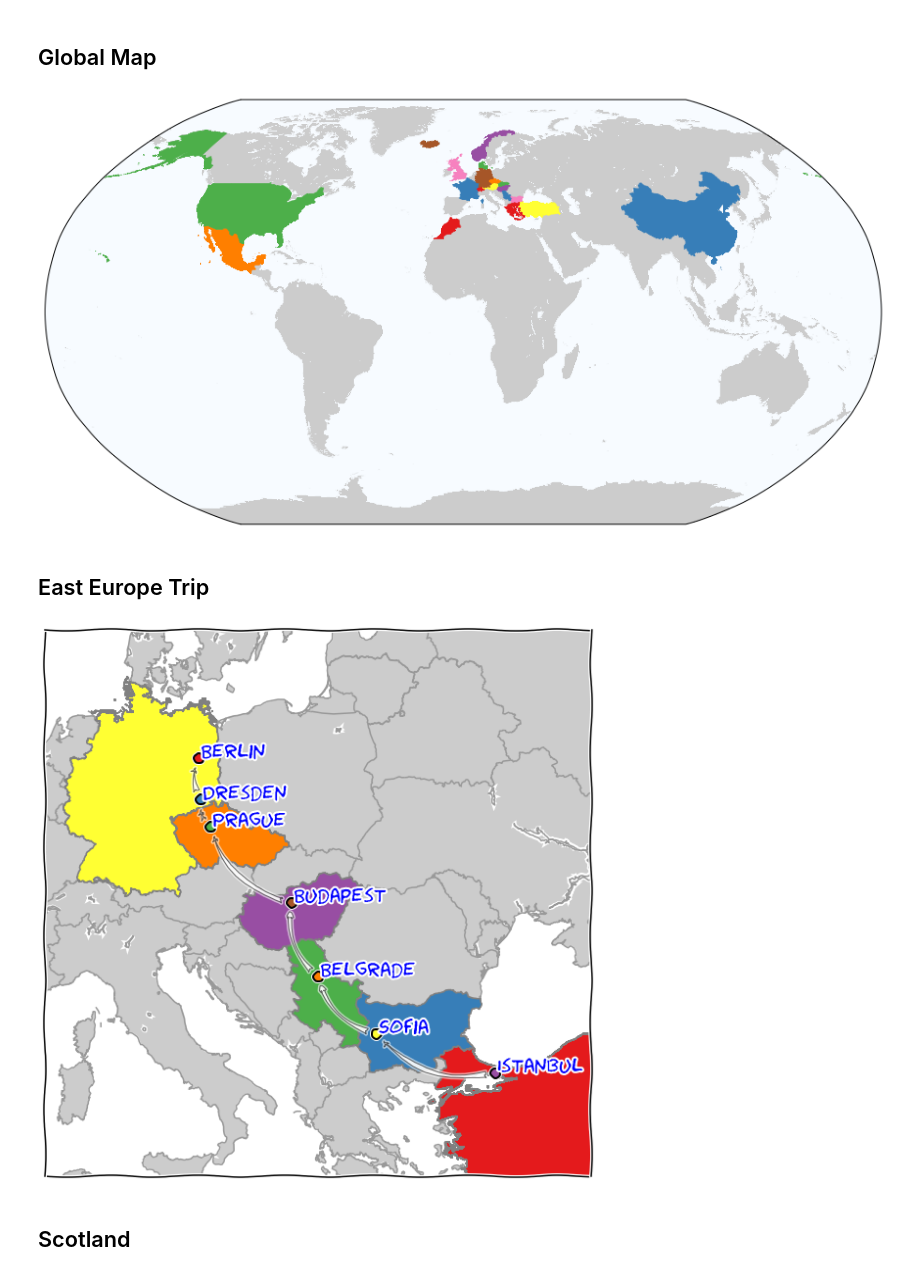
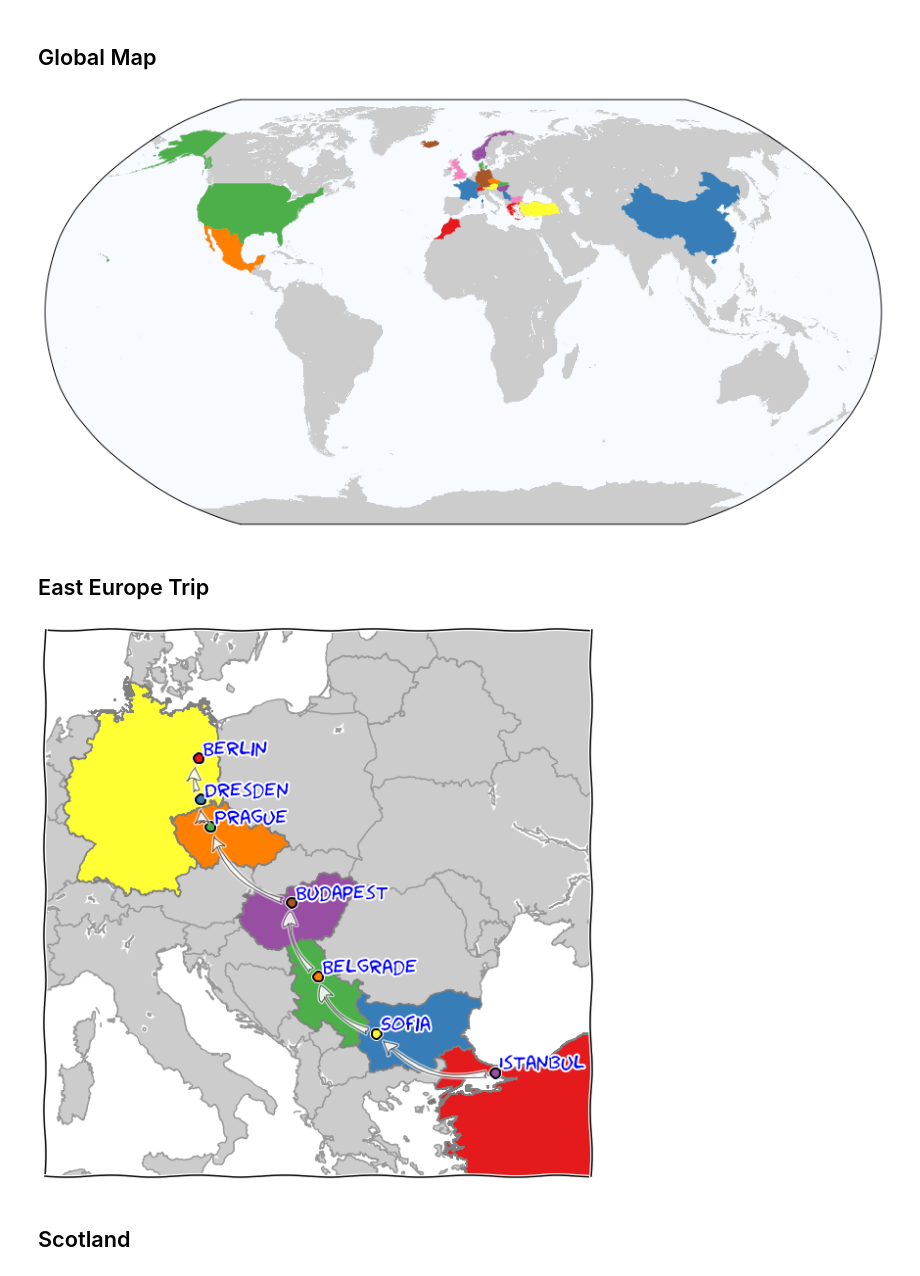
Before and after one commit to prisae/blog-notebooks, a Jupyter notebook: Travelmap.ipynb, the cells around one changed output. Saved outputs shown, nothing was run; the diff lists cells and outputs as text; code cells hidden in the pictures.

```diff
--- a/Travelmap.ipynb
+++ b/Travelmap.ipynb
@@ -83,83 +83,66 @@ ax_g = plt.subplot(111)
 # Create basemap
 # resolution: c, l, i, h, f
 m_g = Basemap(resolution='i', projection='robin', lon_0=0)
-
 m_g.drawlsmask(land_color='.8', ocean_color='#f7fbff')
-
-# Draw coast lines
 m_g.drawcoastlines(color='.8', linewidth=.1)
-
-# Draw all country borders
 m_g.drawcountries(color='.8', linewidth=.1)
 
-# http://gadm.org/
+# Fill visited countries
 countries = ['CHE', 'CHN', 'DNK', 'HUN', 'CZE', 'TUR', 'ISL', 'BGR',
              'GRC', 'FRA', 'SVK', 'NOR', 'MEX', 'AUT', 'DEU', 'GBR',
              'MAR', 'SRB', 'USA',]
-
 ii = 0
 for i in countries:
-    lines = plot_country(i, colours[ii], m_g)
+    lines = plot_country(ax_g, i, colours[ii], m_g)
     ii += 1
-    ax_g.add_collection(lines)
-
-
-# Save figure
-#plt.figure(1)
-#plt.savefig('/home/dtr/Desktop/Global.pdf')
-#plt.savefig('/home/dtr/Desktop/Global.png')
 
 plt.show()
 # %% [output]
-[figure, old version]
+[figure, new version]
 # %% [markdown]
 ## East Europe Trip
 # %%
 fig_e = plt.figure(figsize=(10, 10))
 ax_e = plt.subplot(111)
 
 # Create basemap
 # resolution: c, l, i, h, f
 m_e = Basemap(width=2200000, height=2200000, resolution='i', projection='tmerc', lat_0=BUD[0], lon_0=BEL[1])
-
-# Draw coast lines
 m_e.drawcoastlines(color='.6', linewidth=1.5)
-
-# Draw all country borders
 m_e.drawcountries(color='.6', linewidth=1.5)
 m_e.fillcontinents(color='.8')
 
-# http://gadm.org/
+# Fill visited countries
 countries = ['TUR', 'BGR', 'SRB', 'HUN', 'CZE', 'DEU',]
-
 ii = 0
 for i in countries:
-    lines = plot_country(i, colours[ii], m_e, '.5', 1.5)
+    lines = plot_country(ax_e, i, colours[ii], m_e, '.5', 1.5)
     ii += 1
-    ax_e.add_collection(lines)
 
+# XKCDify
 plt.xkcd()
 
-plot_city(m_e, IST, 'Istanbul', ax_e, colours[3])
-plot_city(m_e, SOF, 'Sofia', ax_e, colours[5])
-plot_city(m_e, BEL, 'Belgrade', ax_e, colours[4])
-plot_city(m_e, BUD, 'Budapest', ax_e, colours[6])
-plot_city(m_e, PRA, 'Prague', ax_e, colours[2])
-plot_city(m_e, DRE, 'Dresden', ax_e, colours[1])
-plot_city(m_e, BER, 'Berlin', ax_e, colours[0])
+# Add visited cities
+plot_city(m_e, IST, 'Istanbul', ax_e, colours[3], offs=[.2, .2])
+plot_city(m_e, SOF, 'Sofia', ax_e, colours[5], offs=[.2, .2])
+plot_city(m_e, BEL, 'Belgrade', ax_e, colours[4], offs=[.2, .2])
+plot_city(m_e, BUD, 'Budapest', ax_e, colours[6], offs=[.2, .2])
+plot_city(m_e, PRA, 'Prague', ax_e, colours[2], offs=[.2, .2])
+plot_city(m_e, DRE, 'Dresden', ax_e, colours[1], offs=[.2, .2])
+plot_city(m_e, BER, 'Berlin', ax_e, colours[0], offs=[.2, .2])
 
-
+# Connect with arrows
 plot_arrow(ax_e, IST, SOF, m_e)
 plot_arrow(ax_e, SOF, BEL, m_e)
 plot_arrow(ax_e, BEL, BUD, m_e)
 plot_arrow(ax_e, BUD, PRA, m_e)
 plot_arrow(ax_e, PRA, DRE, m_e)
 plot_arrow(ax_e, DRE, BER, m_e)
 
-plt.savefig('/home/dtr/Desktop/test.png')
+#plt.savefig('/home/dtr/Desktop/EastEurope.png')
 
 plt.show()
 # %% [output]
-[figure, old version]
+[figure, new version]
 # %% [markdown]
 ## Scotland
```
Also changed, not shown: parts of 24 cells of this notebook.
